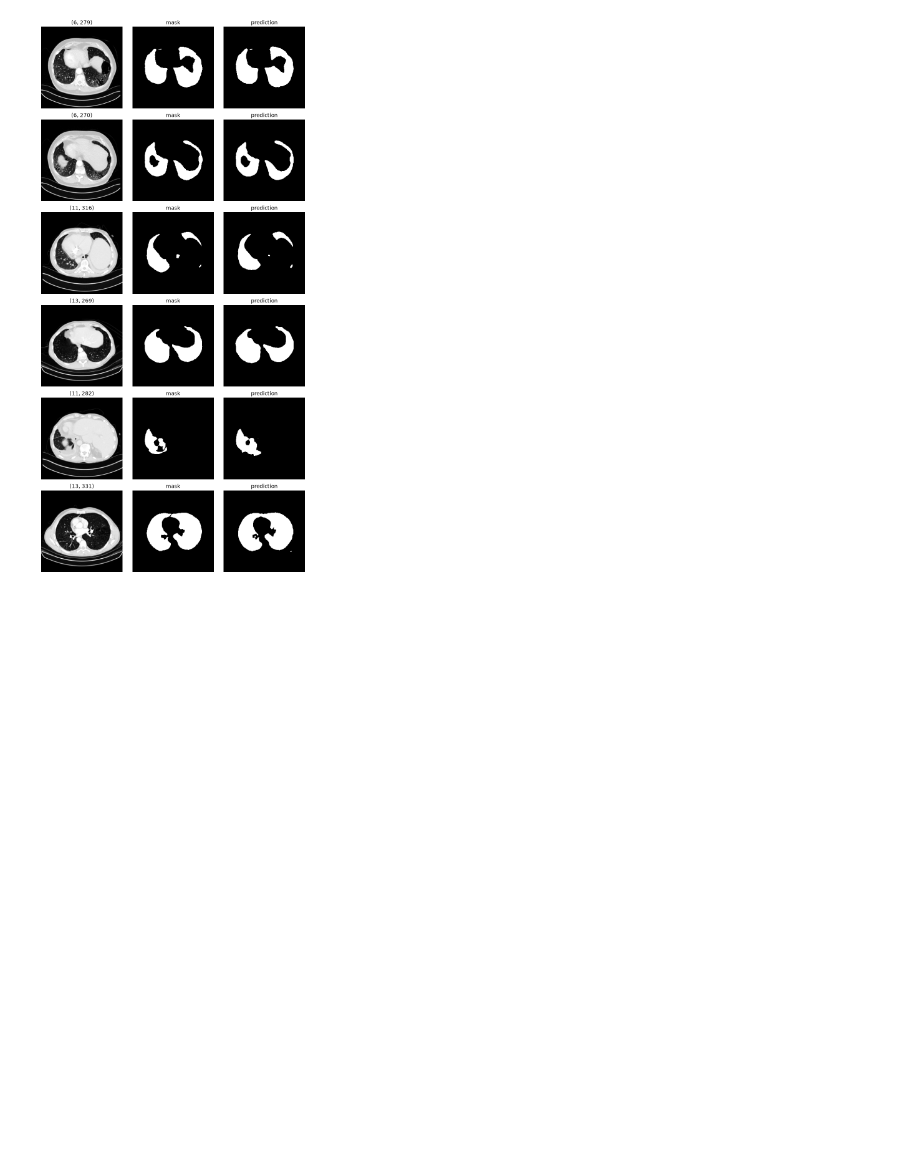
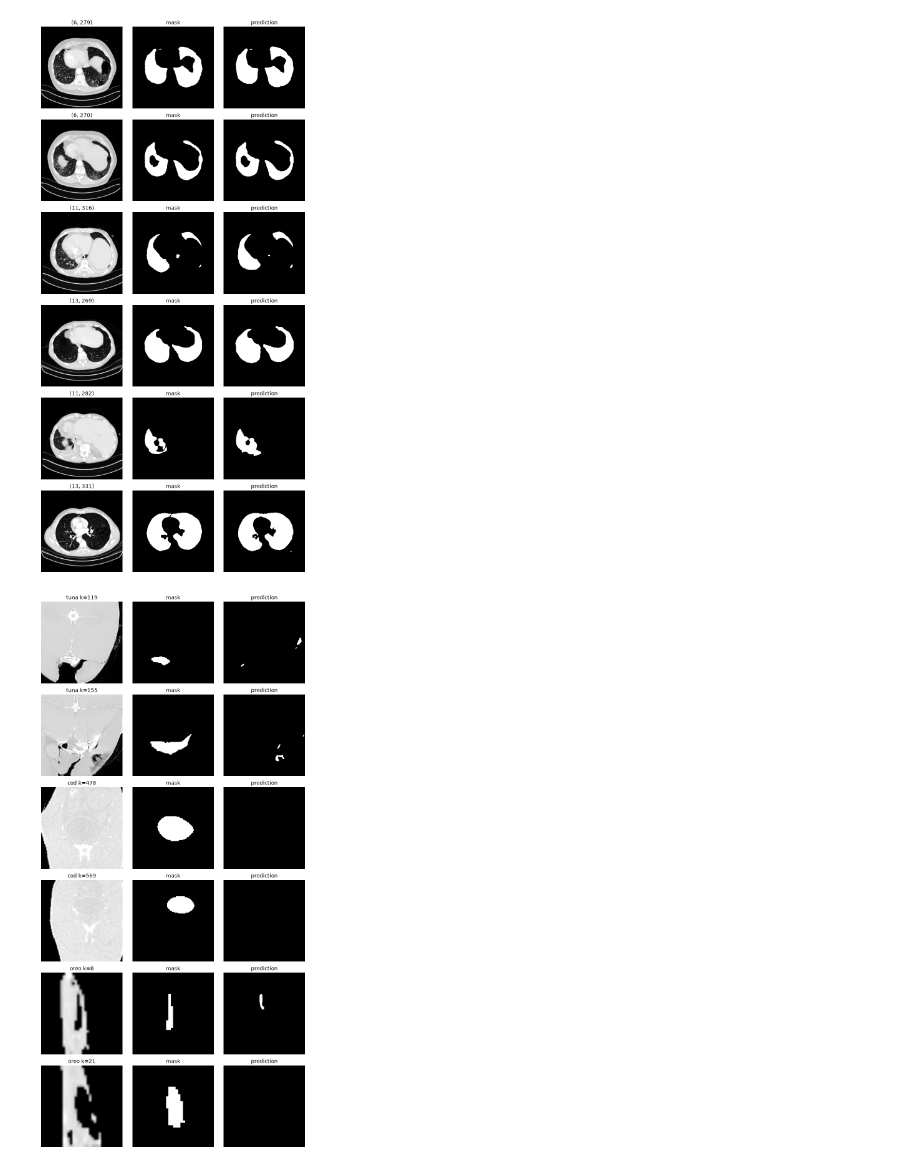
Before and after one commit to pg-weti-projects/3d-object-segmentation, a Jupyter notebook: torch/train_u-net-2d.ipynb, the cells around one changed output. Saved outputs shown, nothing was run; the diff lists cells and outputs as text; code cells hidden in the pictures; blank space fills up the shorter version.

Commit message:
feat: 3 way cross validate oreo

```diff
--- a/torch/train_u-net-2d.ipynb
+++ b/torch/train_u-net-2d.ipynb
@@ -309,3 +309,46 @@ fig.tight_layout()
 plt.show()
 # %% [output]
 [figure]
+# %%
+FISH = {
+    "tuna": ("DD2210_Bluefin_Tuna", "skan_3_DD2210_Bluefin_Tuna.nii.gz",
+             (-1000, 200)),
+    "cod": ("Gadus_Morhua", "Gadus_morhua.nii.gz", (3815, 20800)),
+    "oreo": ("Oreo_fish", "oreo_density.nii.gz", (1, 1210)),
+}
+
+
+def load_fish(name):
+    d, f, (lo, hi) = FISH[name]
+    scan = nib.as_closest_canonical(nib.load(os.path.join("..", "data", "raw", d, f)))
+    mask = nib.as_closest_canonical(nib.load(
+        os.path.join("..", "data", "reference_masks", d, "Segmentation.nii.gz")))
+    assert np.allclose(scan.affine, mask.affine, atol=1e-3), name
+    x = (np.clip(scan.get_fdata(dtype=np.float32), lo, hi) - lo) / (hi - lo)
+    return x, np.asarray(mask.dataobj) > 0, scan.header.get_zooms()
+# %%
+N = 2
+fig, axes = plt.subplots(N * len(FISH), 3, figsize=(9, 3 * N * len(FISH)))
+rows = iter(axes)
+
+for name in FISH:
+    scan, mask, _ = load_fish(name)
+    box_x, box_y, _ = calculate_box(mask)
+    ks = np.random.choice(np.flatnonzero(mask.any((0, 1))), N, replace=False)
+    for k in sorted(ks):
+        x, y = crop(scan[:, :, k], mask[:, :, k], (box_x, box_y), None,
+                    jitter=False)
+        with torch.no_grad():
+            pred = (model(x.unsqueeze(0).to(DEVICE)) > 0)[0, 0].cpu().float()
+
+        images = [x[0], y[0], pred]
+        titles = [f"{name} k={k}", "mask", "prediction"]
+        for ax, img, title in zip(next(rows), images, titles):
+            ax.imshow(img.T, cmap="gray", origin="lower")
+            ax.set_title(title)
+            ax.axis("off")
+
+fig.tight_layout()
+plt.show()
+# %% [output]
+[figure, added]
```
Also changed, not shown: parts of 1 cell of this notebook.
